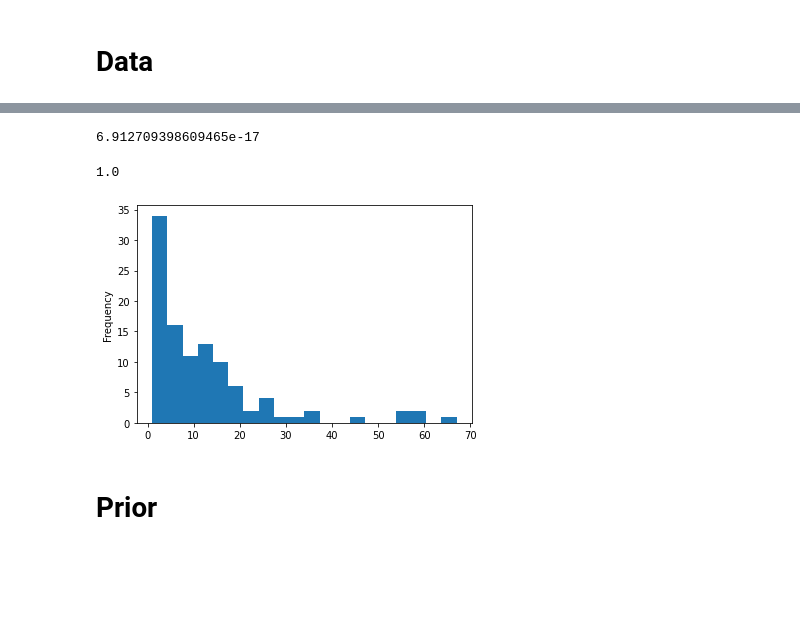
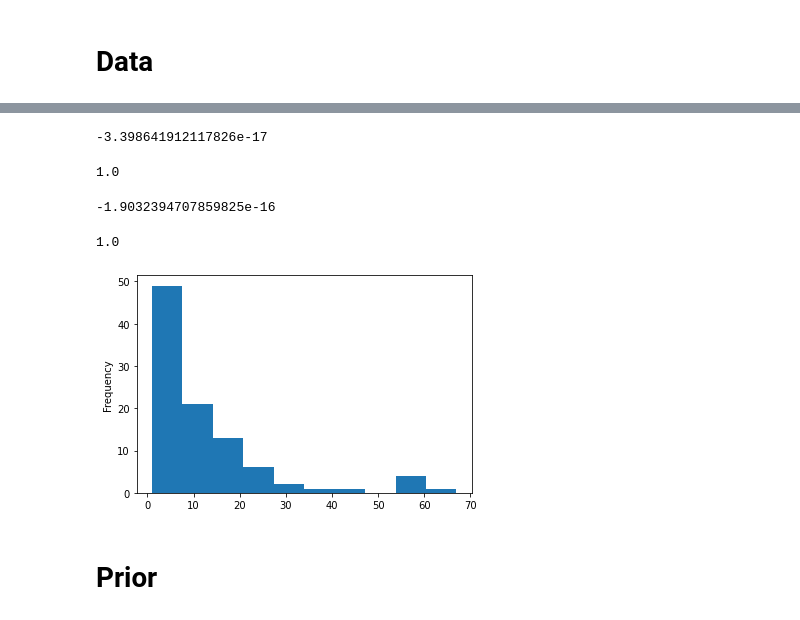
Before and after one commit to Norbert-Podgorski/Child-Mortality-Prediction-Bayesian-Model, a Jupyter notebook: model.ipynb, the cells around one changed output, grey strips where cells are left out. Saved outputs shown, nothing was run; the diff lists cells and outputs as text; code cells hidden in the pictures; blank space fills up the shorter version.

Commit message:
use of next data in models

```diff
--- a/model.ipynb
+++ b/model.ipynb
@@ -16,7 +16,7 @@ import seaborn as sns
 import warnings
 warnings.filterwarnings('ignore')
 # %%
-data = pd.read_csv("/home/Child_mortality_model/analysis_data.csv", index_col = [0])
+data = pd.read_csv("analysis_data/analysis_data_normalized.csv", index_col = [0])
 data["child_mortality"] = data["child_mortality"].astype(int)
 data["food_supply"] -= data["food_supply"].mean()
 data["food_supply"] /= data["food_supply"].std()
@@ -24,5 +24,7 @@ data["med_beds"] -= data["med_beds"].mean()
 data["med_beds"] /= data["med_beds"].std()
 data["co2_emission"] -= data["co2_emission"].mean()
 data["co2_emission"] /= data["co2_emission"].std()
+data["gender_equality"] -= data["gender_equality"].mean()
+data["gender_equality"] /= data["gender_equality"].std()
 data
 # %% [output]
@@ -66,16 +68,24 @@ data["med_beds"].std()
 # %%
 data["co2_emission"].mean()
 # %% [output]
-6.912709398609465e-17
+-3.398641912117826e-17
 # %%
 data["co2_emission"].std()
 # %% [output]
 1.0
+# %%
+data["gender_equality"].mean()
+# %% [output]
+-1.9032394707859825e-16
+# %%
+data["gender_equality"].std()
+# %% [output]
+1.0
 # %%
-data['child_mortality'].plot.hist(bins=20)
+data['child_mortality'].plot.hist(bins=10)
 plt.show()
 # %% [output]
-[figure, old version]
+[figure, new version]
 # %% [markdown]
 # Prior
 # %%
```
Also changed, not shown: parts of 23 cells of this notebook, 3 other files.
